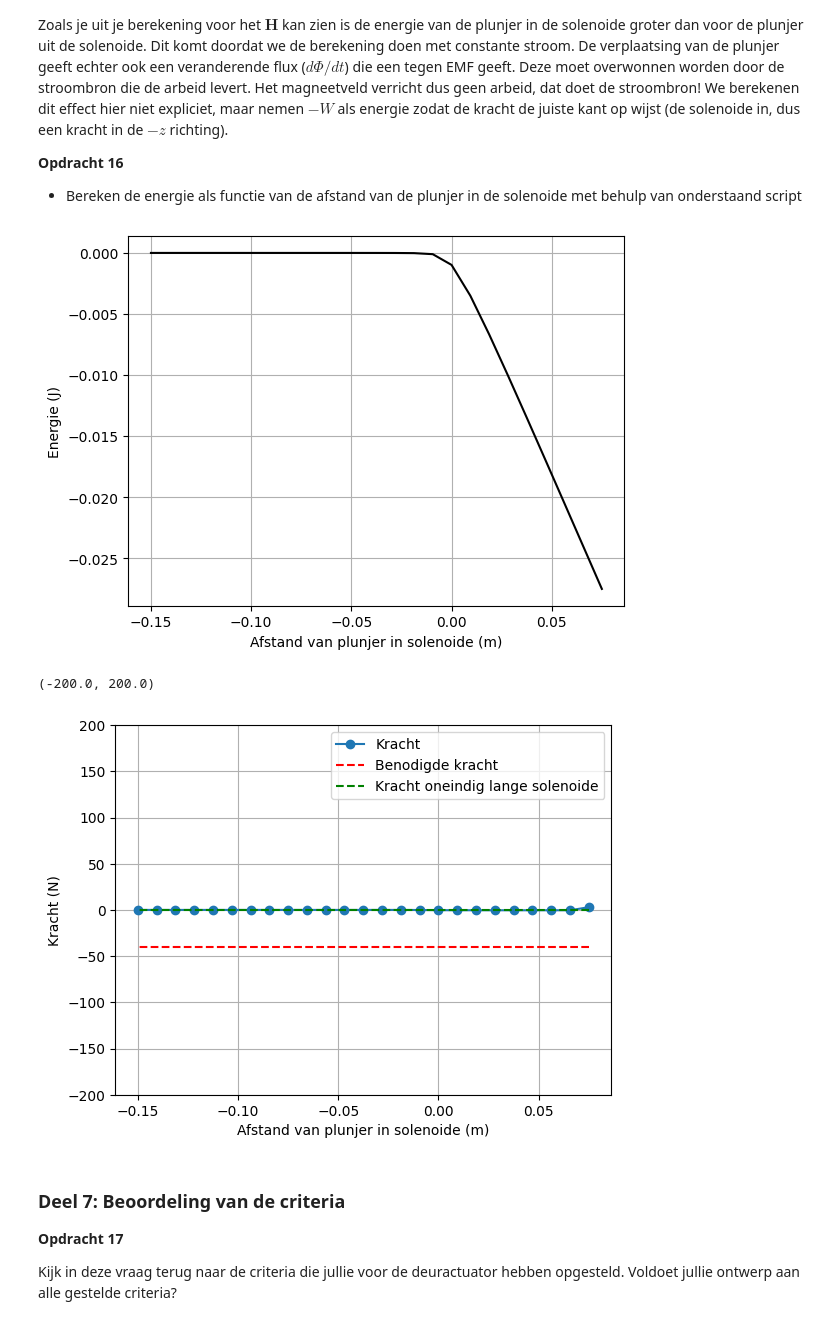
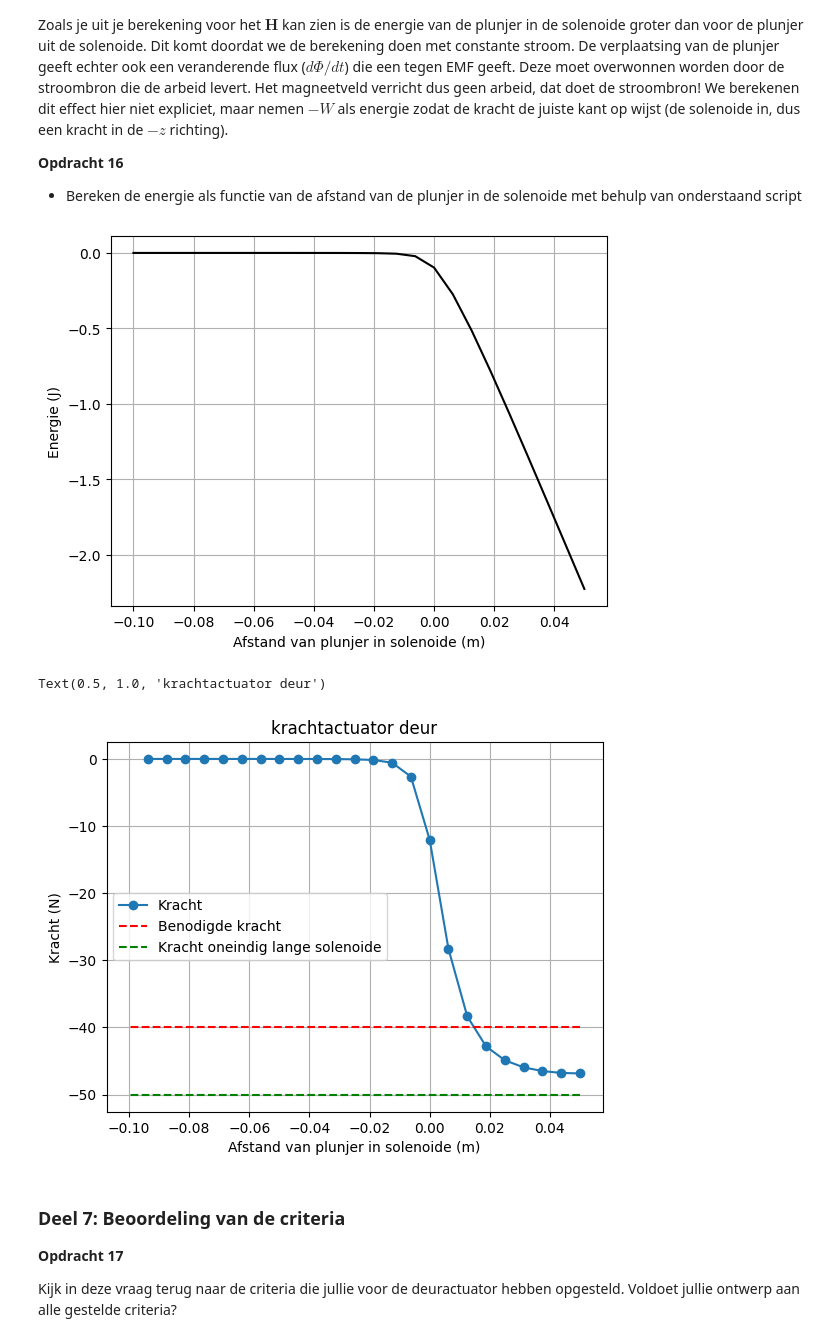
Before and after one commit to IshaSchneiders/opdrachten-DEF-D-Isha_Schneiders, a Jupyter notebook: DigitaleOntwerpopdrachten/2KrachtactuatorOpdracht/2KrachtactuatorOpdracht/KrachtactuatorOpdracht.ipynb, the cells around one changed output. Saved outputs shown, nothing was run; the diff lists cells and outputs as text; code cells hidden in the pictures.

```diff
--- a/DigitaleOntwerpopdrachten/2KrachtactuatorOpdracht/2KrachtactuatorOpdracht/KrachtactuatorOpdracht.ipynb
+++ b/DigitaleOntwerpopdrachten/2KrachtactuatorOpdracht/2KrachtactuatorOpdracht/KrachtactuatorOpdracht.ipynb
@@ -509,9 +524,9 @@ b. Bereken de $x$, $y$ en $z$ coordinaten.\
 c. Bereken de spoed, in eenheden van aantal omwentelingen per meter, en print dit.
 # %%
 #stel voor het deurslot
-l_draad = 3.8 # Lengte draad
+l_draad = 28.3 # Lengte draad
 r_sol = 0.01 # Straal solenoide
-L_sol = 0.15 # Lengte solenoide
+L_sol = 0.1 # Lengte solenoide
 N_wikkelingen = (l_draad/(2*np.pi*r_sol))# Aantal wikkeling
 #x,y,z:
 stappen=100000
@@ -574,8 +589,8 @@ Bereken de $z$-component van het $\mathbf{H}$-veld op de as van de solenoide ove
 
 
 
-stappen=1000
-L_sol=0.15
+stappen=10000
+L_sol=0.1
 n_ax=25
 z_ax=np.linspace(0, 1.5*L_sol, n_ax)
 H_ax=np.zeros(n_ax)
@@ -634,7 +649,7 @@ Zoals je uit je berekening voor het $\mathbf{H}$ kan zien is de energie van de p
 # %%
 # integrate the field up to point z_p
 r_s = 0.01
-L_s = 0.15
+L_s = 0.1
 mu_r=50000
 
 Wz=-0.5*np.pi*r_s**2*np.cumsum(np.flipud(H_ax)*mu_r*mu_0*np.flipud(H_ax))*(z_ax[1] - z_ax[0])
@@ -644,21 +659,22 @@ plt.plot(L_s/2 - z_ax, np.flipud(Wz), '-k')
 plt.xlabel('Afstand van plunjer in solenoide (m)'), plt.ylabel('Energie (J)'), plt.grid()
 plt.show()
 # %% [output]
-[figure, old version]
+[figure, new version]
 # %%
 force_analytical = -0.5*mu_0*mu_r*np.pi*r_s**2*N_wikkelingen**2*I**2/L_s**2 # Kracht uitrekenen numeriek
 force_numerical=np.diff(Wz, n=1, append=[0])/(z_ax[1] - z_ax[0]) # Kracht uitrekenen
-L_s=0.15
+
 
 # Plotting the results
-plt.plot(L_s/2 - z_ax, np.flipud(force_numerical), '-o', label='Kracht')
+plt.plot(L_s/2 - z_ax[0:-1], np.flipud(force_numerical)[1:], '-o', label='Kracht')
 plt.plot(L_s/2 - z_ax, (-40)*np.ones(n_ax), '--r', label='Benodigde kracht')
 plt.plot(L_s/2 - z_ax, force_analytical*np.ones(n_ax), '--g', label='Kracht oneindig lange solenoide')
 plt.xlabel('Afstand van plunjer in solenoide (m)'), plt.ylabel('Kracht (N)'), plt.grid(), plt.legend()
-plt.ylim([-200, 200])
+plt.title("krachtactuator deur")
+#plt.ylim([-100, 100])
 # %% [output]
-(-200.0, 200.0)
+Text(0.5, 1.0, 'krachtactuator deur')
-[figure, old version]
+[figure, new version]
 # %% [markdown]
 ### Deel 7: Beoordeling van de criteria
 **Opdracht 17**
```
Also changed, not shown: parts of 11 cells of this notebook.
